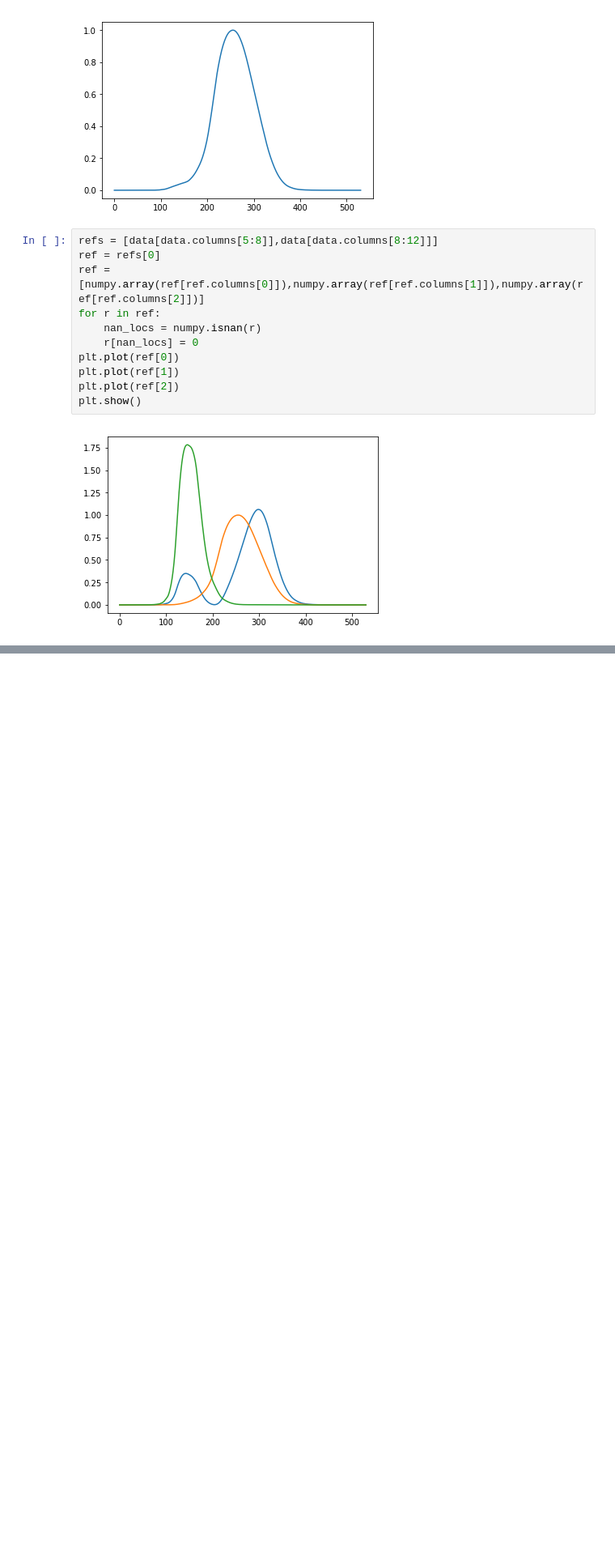
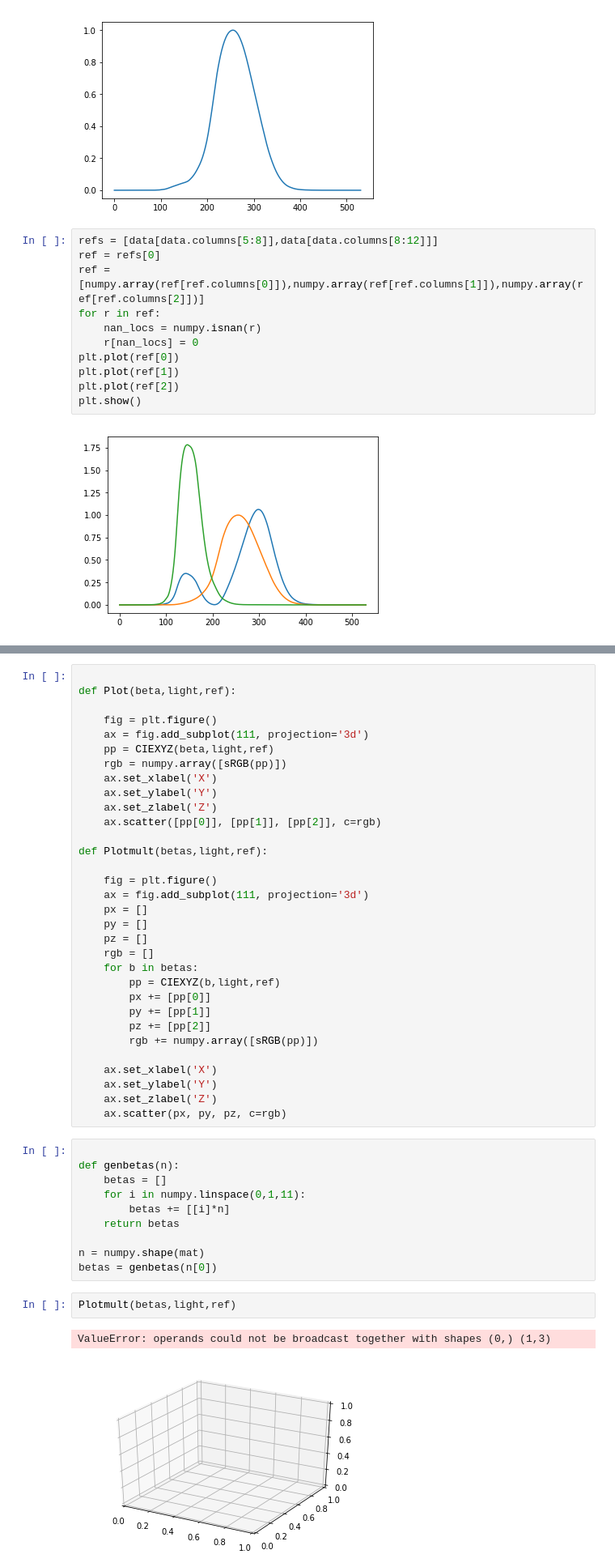
Before and after one commit to leokaplan/inf2608, a Jupyter notebook: T1 2608.ipynb, the cells around one changed output, grey strips where cells are left out. Shown at 81% size. Cells and saved outputs as stored; diff of their text form; blank space fills up the shorter version.

```diff
--- a/T1 2608.ipynb
+++ b/T1 2608.ipynb
@@ -181,0 +151,47 @@ ax.set_zlabel('Z')
+# %%
+
+def Plot(beta,light,ref):
+
+    fig = plt.figure()
+    ax = fig.add_subplot(111, projection='3d')
+    pp = CIEXYZ(beta,light,ref)
+    rgb = numpy.array([sRGB(pp)])
+    ax.set_xlabel('X')
+    ax.set_ylabel('Y')
+    ax.set_zlabel('Z')
+    ax.scatter([pp[0]], [pp[1]], [pp[2]], c=rgb)
+
+def Plotmult(betas,light,ref):
+
+    fig = plt.figure()
+    ax = fig.add_subplot(111, projection='3d')
+    px = []
+    py = []
+    pz = []
+    rgb = []
+    for b in betas:
+        pp = CIEXYZ(b,light,ref)
+        px += [pp[0]]
+        py += [pp[1]]
+        pz += [pp[2]]
+        rgb += numpy.array([sRGB(pp)])
+
+    ax.set_xlabel('X')
+    ax.set_ylabel('Y')
+    ax.set_zlabel('Z')
+    ax.scatter(px, py, pz, c=rgb)
+# %%
+
+def genbetas(n):
+    betas = []
+    for i in numpy.linspace(0,1,11):
+        betas += [[i]*n]
+    return betas
+
+n = numpy.shape(mat)
+betas = genbetas(n[0])
+# %%
+Plotmult(betas,light,ref)
+# %% [output]
+ValueError: operands could not be broadcast together with shapes (0,) (1,3)
+[figure, added]
```
Also changed, not shown: parts of 15 cells of this notebook, 1 other file.
